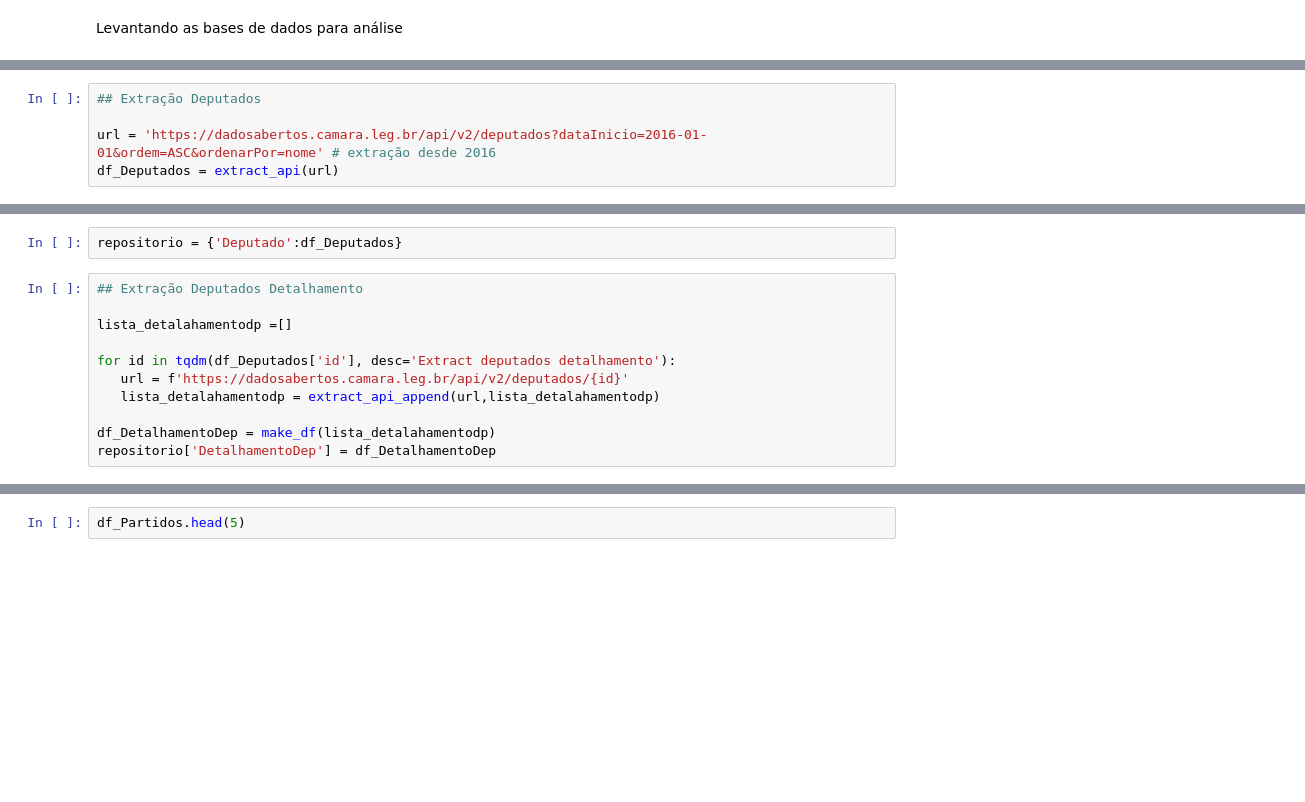
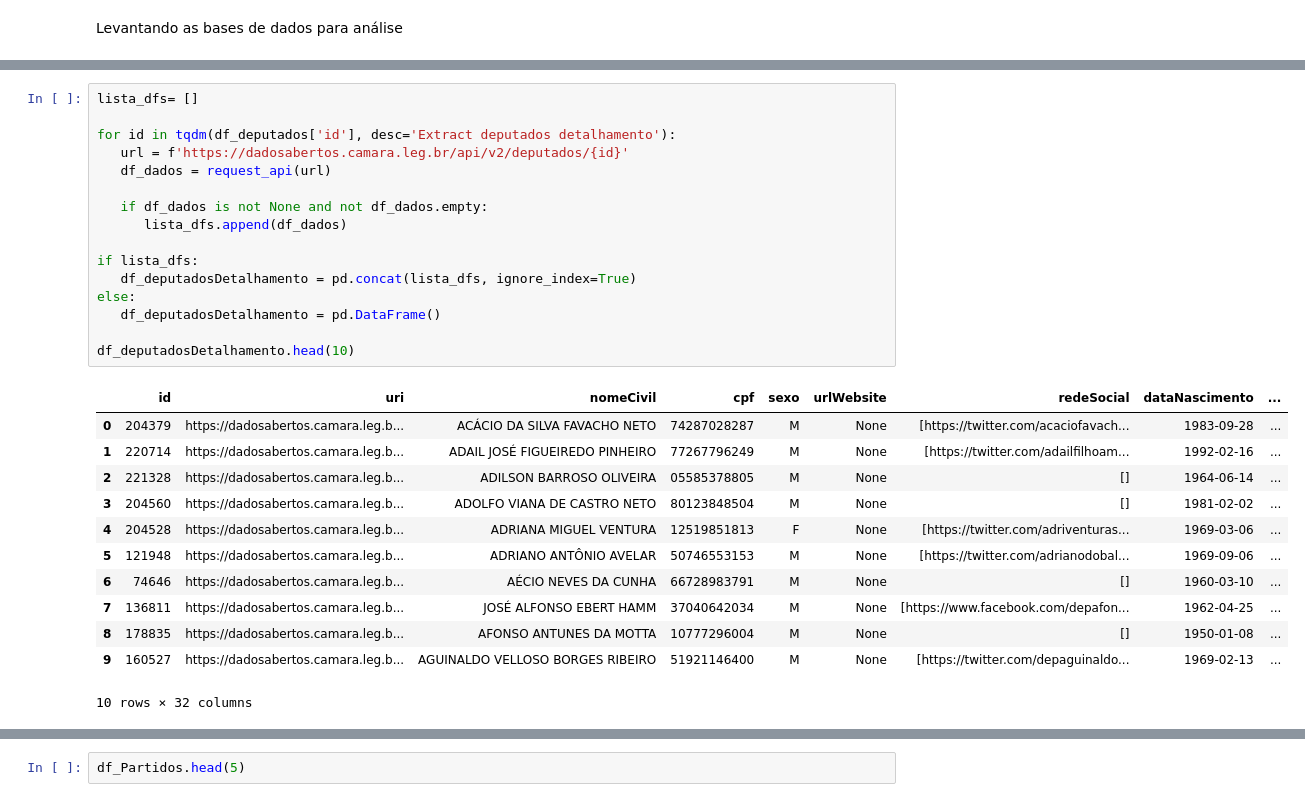
Before and after one commit to gabistorres85/pi_camara_deputados, a Jupyter notebook: notebooks/notebook.ipynb, the cells around one changed output, grey strips where cells are left out. Cells and saved outputs as stored; diff of their text form; blank space fills up the shorter version.

```diff
--- a/notebooks/notebook.ipynb
+++ b/notebooks/notebook.ipynb
@@ -67,5 +81,0 @@ caminho_final = pasta_data / "deputados_detalhado.xlsx"
-# %%
-## Extração Deputados
-
-url = 'https://dadosabertos.camara.leg.br/api/v2/deputados?dataInicio=2016-01-01&ordem=ASC&ordenarPor=nome' # extração desde 2016
-df_Deputados = extract_api(url)
@@ -81,13 +82,29 @@ df_Deputados.head()
-# %%
-repositorio = {'Deputado':df_Deputados}
-# %%
-## Extração Deputados Detalhamento
-
-lista_detalahamentodp =[]
-
-for id in tqdm(df_Deputados['id'], desc='Extract deputados detalhamento'):
-   url = f'https://dadosabertos.camara.leg.br/api/v2/deputados/{id}'
-   lista_detalahamentodp = extract_api_append(url,lista_detalahamentodp)
-
-df_DetalhamentoDep = make_df(lista_detalahamentodp)
-repositorio['DetalhamentoDep'] = df_DetalhamentoDep
+# %%
+lista_dfs= []
+
+for id in tqdm(df_deputados['id'], desc='Extract deputados detalhamento'):
+   url = f'https://dadosabertos.camara.leg.br/api/v2/deputados/{id}'
+   df_dados = request_api(url)
+
+   if df_dados is not None and not df_dados.empty:
+      lista_dfs.append(df_dados)
+
+if lista_dfs:
+   df_deputadosDetalhamento = pd.concat(lista_dfs, ignore_index=True)
+else:
+   df_deputadosDetalhamento = pd.DataFrame()
+
+df_deputadosDetalhamento.head(10)
+# %% [output]
+|  | id | uri | nomeCivil | cpf | sexo | urlWebsite | redeSocial | dataNascimento | ... |
+| 0 | 204379 | https://dadosabertos.camara.leg.b... | ACÁCIO DA SILVA FAVACHO NETO | 74287028287 | M | None | [https://twitter.com/acaciofavach... | 1983-09-28 | ... |
+| 1 | 220714 | https://dadosabertos.camara.leg.b... | ADAIL JOSÉ FIGUEIREDO PINHEIRO | 77267796249 | M | None | [https://twitter.com/adailfilhoam... | 1992-02-16 | ... |
+| 2 | 221328 | https://dadosabertos.camara.leg.b... | ADILSON BARROSO OLIVEIRA | 05585378805 | M | None | [] | 1964-06-14 | ... |
+| 3 | 204560 | https://dadosabertos.camara.leg.b... | ADOLFO VIANA DE CASTRO NETO | 80123848504 | M | None | [] | 1981-02-02 | ... |
+| 4 | 204528 | https://dadosabertos.camara.leg.b... | ADRIANA MIGUEL VENTURA | 12519851813 | F | None | [https://twitter.com/adriventuras... | 1969-03-06 | ... |
+| 5 | 121948 | https://dadosabertos.camara.leg.b... | ADRIANO ANTÔNIO AVELAR | 50746553153 | M | None | [https://twitter.com/adrianodobal... | 1969-09-06 | ... |
+| 6 | 74646 | https://dadosabertos.camara.leg.b... | AÉCIO NEVES DA CUNHA | 66728983791 | M | None | [] | 1960-03-10 | ... |
+| 7 | 136811 | https://dadosabertos.camara.leg.b... | JOSÉ ALFONSO EBERT HAMM | 37040642034 | M | None | [https://www.facebook.com/depafon... | 1962-04-25 | ... |
+| 8 | 178835 | https://dadosabertos.camara.leg.b... | AFONSO ANTUNES DA MOTTA | 10777296004 | M | None | [] | 1950-01-08 | ... |
+| 9 | 160527 | https://dadosabertos.camara.leg.b... | AGUINALDO VELLOSO BORGES RIBEIRO | 51921146400 | M | None | [https://twitter.com/depaguinaldo... | 1969-02-13 | ... |
+10 rows × 32 columns
```
Also changed, not shown: parts of 45 cells of this notebook, 8 other files.
